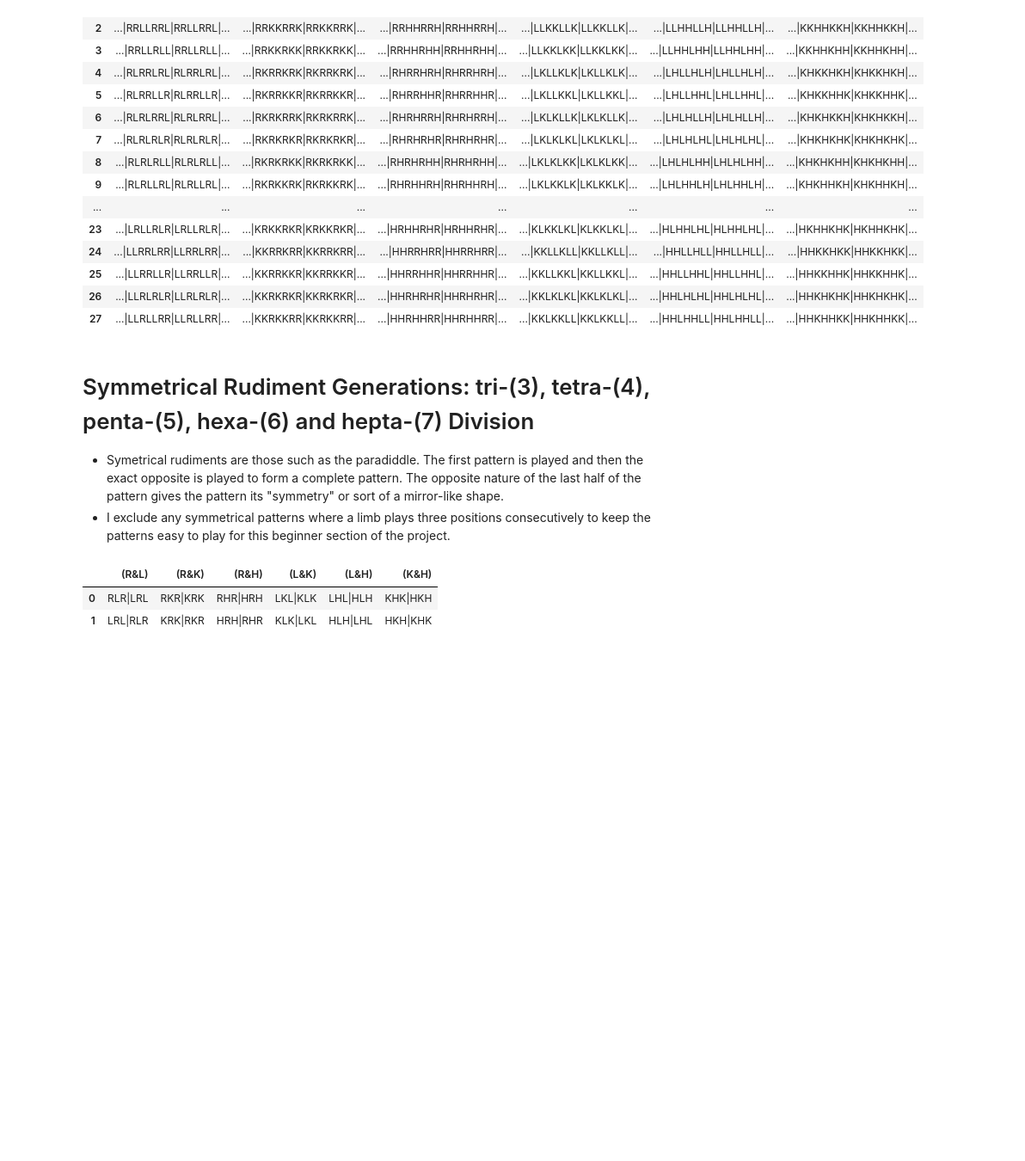
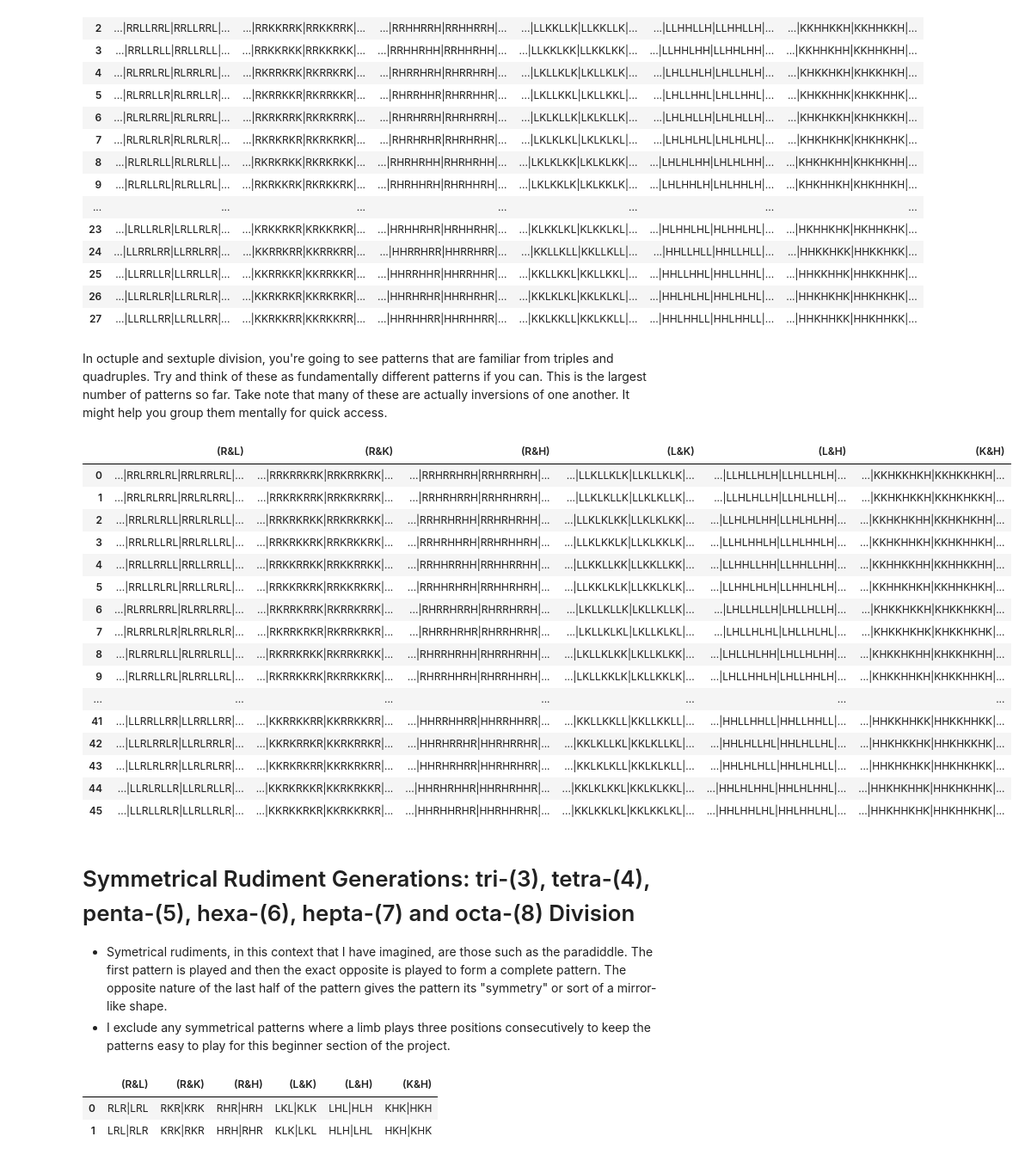
Before and after one commit to ReeseMcD989/Research-on-Rhythm-and-Harmony, a Jupyter notebook: Four-Limb-Coordination-Possibilities-for-Drumming.ipynb, the cells around one changed output. Shown: that part at 86% size. Saved outputs shown, nothing was run; the diff lists cells and outputs as text; code cells hidden in the pictures; blank space fills up the shorter version.

```diff
--- a/Four-Limb-Coordination-Possibilities-for-Drumming.ipynb
+++ b/Four-Limb-Coordination-Possibilities-for-Drumming.ipynb
@@ -595,9 +705,55 @@ hepta_rolls_df
 | 25 | ...|LLRRLLR|LLRRLLR|... | ...|KKRRKKR|KKRRKKR|... | ...|HHRRHHR|HHRRHHR|... | ...|KKLLKKL|KKLLKKL|... | ...|HHLLHHL|HHLLHHL|... | ...|HHKKHHK|HHKKHHK|... |
 | 26 | ...|LLRLRLR|LLRLRLR|... | ...|KKRKRKR|KKRKRKR|... | ...|HHRHRHR|HHRHRHR|... | ...|KKLKLKL|KKLKLKL|... | ...|HHLHLHL|HHLHLHL|... | ...|HHKHKHK|HHKHKHK|... |
 | 27 | ...|LLRLLRR|LLRLLRR|... | ...|KKRKKRR|KKRKKRR|... | ...|HHRHHRR|HHRHHRR|... | ...|KKLKKLL|KKLKKLL|... | ...|HHLHHLL|HHLHHLL|... | ...|HHKHHKK|HHKHHKK|... |
+# %% [markdown]
+In octuple and sextuple division, you're going to see patterns that are familiar from triples and quadruples. Try and think of these as fundamentally different patterns if you can. This is the largest number of patterns so far. Take note that many of these are actually inversions of one another. It might help you group them mentally for quick access.
+# %%
+def octa_roll_gen(limb1, limb2):
+    limb = [limb1, limb2]
+    octa_rolls = []
+    for pos1 in limb:
+        for pos2 in limb:
+            for pos3 in limb:
+                for pos4 in limb:
+                    for pos5 in limb:
+                        for pos6 in limb:
+                            for pos7 in limb:
+                                for pos8 in limb:
+                                    octa_roll = pos1 + pos2 + pos3 + pos4 + pos5 + pos6 + pos7 + pos8
+                                    if limb1+limb1+limb1 not in (octa_roll + octa_roll) and limb2+limb2+limb2 not in (octa_roll + octa_roll):
+                                        octa_rolls.append('...|' + octa_roll + '|' + octa_roll + '|...')
+    return octa_rolls
+
+data = {}
+
+for i, (c1, c2) in enumerate(zip(components1, components2)):
+    octa_rolls = octa_roll_gen(c1, c2)
+    data[f'({c1}&{c2})'] = octa_rolls
+
+octa_rolls_df = pd.DataFrame(data)
+
+octa_rolls_df
+# %% [output]
+|  | (R&L) | (R&K) | (R&H) | (L&K) | (L&H) | (K&H) |
+| 0 | ...|RRLRRLRL|RRLRRLRL|... | ...|RRKRRKRK|RRKRRKRK|... | ...|RRHRRHRH|RRHRRHRH|... | ...|LLKLLKLK|LLKLLKLK|... | ...|LLHLLHLH|LLHLLHLH|... | ...|KKHKKHKH|KKHKKHKH|... |
+| 1 | ...|RRLRLRRL|RRLRLRRL|... | ...|RRKRKRRK|RRKRKRRK|... | ...|RRHRHRRH|RRHRHRRH|... | ...|LLKLKLLK|LLKLKLLK|... | ...|LLHLHLLH|LLHLHLLH|... | ...|KKHKHKKH|KKHKHKKH|... |
+| 2 | ...|RRLRLRLL|RRLRLRLL|... | ...|RRKRKRKK|RRKRKRKK|... | ...|RRHRHRHH|RRHRHRHH|... | ...|LLKLKLKK|LLKLKLKK|... | ...|LLHLHLHH|LLHLHLHH|... | ...|KKHKHKHH|KKHKHKHH|... |
+| 3 | ...|RRLRLLRL|RRLRLLRL|... | ...|RRKRKKRK|RRKRKKRK|... | ...|RRHRHHRH|RRHRHHRH|... | ...|LLKLKKLK|LLKLKKLK|... | ...|LLHLHHLH|LLHLHHLH|... | ...|KKHKHHKH|KKHKHHKH|... |
+| 4 | ...|RRLLRRLL|RRLLRRLL|... | ...|RRKKRRKK|RRKKRRKK|... | ...|RRHHRRHH|RRHHRRHH|... | ...|LLKKLLKK|LLKKLLKK|... | ...|LLHHLLHH|LLHHLLHH|... | ...|KKHHKKHH|KKHHKKHH|... |
+| 5 | ...|RRLLRLRL|RRLLRLRL|... | ...|RRKKRKRK|RRKKRKRK|... | ...|RRHHRHRH|RRHHRHRH|... | ...|LLKKLKLK|LLKKLKLK|... | ...|LLHHLHLH|LLHHLHLH|... | ...|KKHHKHKH|KKHHKHKH|... |
+| 6 | ...|RLRRLRRL|RLRRLRRL|... | ...|RKRRKRRK|RKRRKRRK|... | ...|RHRRHRRH|RHRRHRRH|... | ...|LKLLKLLK|LKLLKLLK|... | ...|LHLLHLLH|LHLLHLLH|... | ...|KHKKHKKH|KHKKHKKH|... |
+| 7 | ...|RLRRLRLR|RLRRLRLR|... | ...|RKRRKRKR|RKRRKRKR|... | ...|RHRRHRHR|RHRRHRHR|... | ...|LKLLKLKL|LKLLKLKL|... | ...|LHLLHLHL|LHLLHLHL|... | ...|KHKKHKHK|KHKKHKHK|... |
+| 8 | ...|RLRRLRLL|RLRRLRLL|... | ...|RKRRKRKK|RKRRKRKK|... | ...|RHRRHRHH|RHRRHRHH|... | ...|LKLLKLKK|LKLLKLKK|... | ...|LHLLHLHH|LHLLHLHH|... | ...|KHKKHKHH|KHKKHKHH|... |
+| 9 | ...|RLRRLLRL|RLRRLLRL|... | ...|RKRRKKRK|RKRRKKRK|... | ...|RHRRHHRH|RHRRHHRH|... | ...|LKLLKKLK|LKLLKKLK|... | ...|LHLLHHLH|LHLLHHLH|... | ...|KHKKHHKH|KHKKHHKH|... |
+| ... | ... | ... | ... | ... | ... | ... |
+| 41 | ...|LLRRLLRR|LLRRLLRR|... | ...|KKRRKKRR|KKRRKKRR|... | ...|HHRRHHRR|HHRRHHRR|... | ...|KKLLKKLL|KKLLKKLL|... | ...|HHLLHHLL|HHLLHHLL|... | ...|HHKKHHKK|HHKKHHKK|... |
+| 42 | ...|LLRLRRLR|LLRLRRLR|... | ...|KKRKRRKR|KKRKRRKR|... | ...|HHRHRRHR|HHRHRRHR|... | ...|KKLKLLKL|KKLKLLKL|... | ...|HHLHLLHL|HHLHLLHL|... | ...|HHKHKKHK|HHKHKKHK|... |
+| 43 | ...|LLRLRLRR|LLRLRLRR|... | ...|KKRKRKRR|KKRKRKRR|... | ...|HHRHRHRR|HHRHRHRR|... | ...|KKLKLKLL|KKLKLKLL|... | ...|HHLHLHLL|HHLHLHLL|... | ...|HHKHKHKK|HHKHKHKK|... |
+| 44 | ...|LLRLRLLR|LLRLRLLR|... | ...|KKRKRKKR|KKRKRKKR|... | ...|HHRHRHHR|HHRHRHHR|... | ...|KKLKLKKL|KKLKLKKL|... | ...|HHLHLHHL|HHLHLHHL|... | ...|HHKHKHHK|HHKHKHHK|... |
+| 45 | ...|LLRLLRLR|LLRLLRLR|... | ...|KKRKKRKR|KKRKKRKR|... | ...|HHRHHRHR|HHRHHRHR|... | ...|KKLKKLKL|KKLKKLKL|... | ...|HHLHHLHL|HHLHHLHL|... | ...|HHKHHKHK|HHKHHKHK|... |
 # %% [markdown]
-# Symmetrical Rudiment Generations: tri-(3), tetra-(4), penta-(5), hexa-(6) and hepta-(7) Division
-* Symetrical rudiments are those such as the paradiddle. The first pattern is played and then the exact opposite is played to form a complete pattern. The opposite nature of the last half of the pattern gives the pattern its "symmetry" or sort of a mirror-like shape.
+# Symmetrical Rudiment Generations: tri-(3), tetra-(4), penta-(5), hexa-(6), hepta-(7) and octa-(8) Division
+* Symetrical rudiments, in this context that I have imagined, are those such as the paradiddle. The first pattern is played and then the exact opposite is played to form a complete pattern. The opposite nature of the last half of the pattern gives the pattern its "symmetry" or sort of a mirror-like shape.
 * I exclude any symmetrical patterns where a limb plays three positions consecutively to keep the patterns easy to play for this beginner section of the project.
 # %%
 def tri_symm_gen(limb1, limb2):
```
Also changed, not shown: parts of 20 cells of this notebook.
